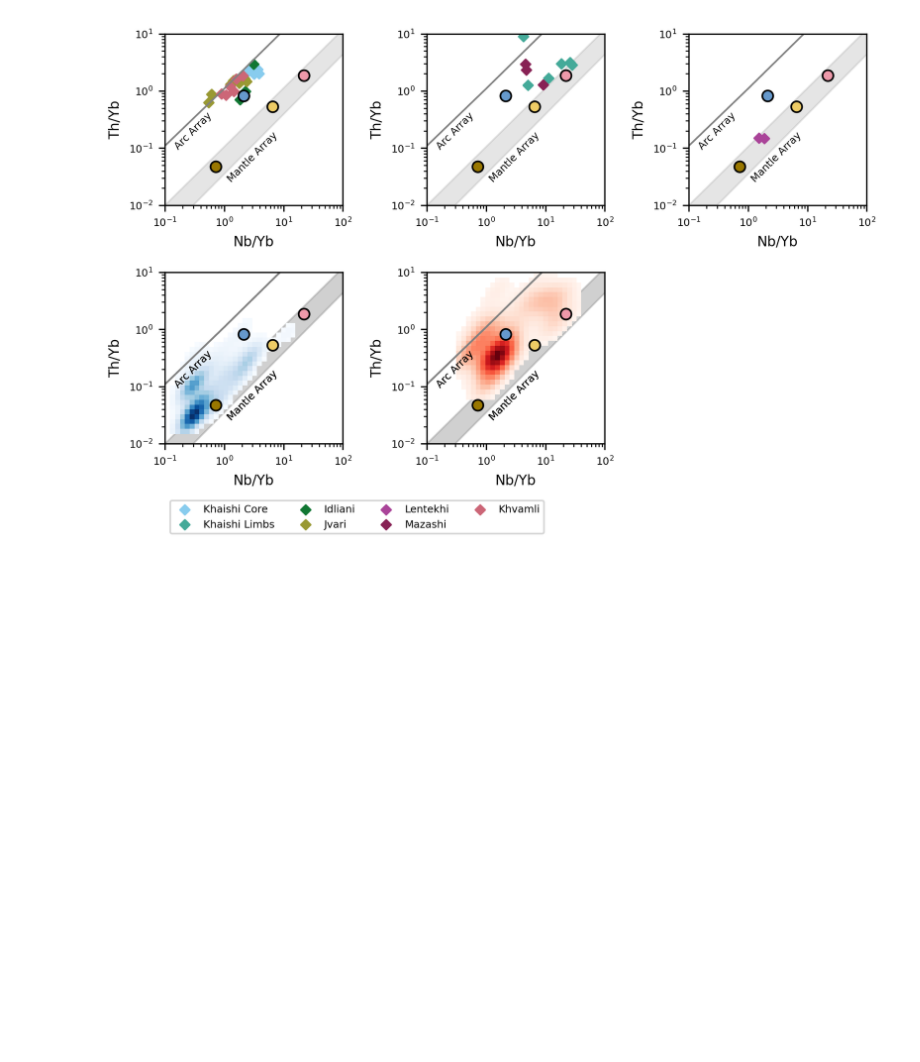
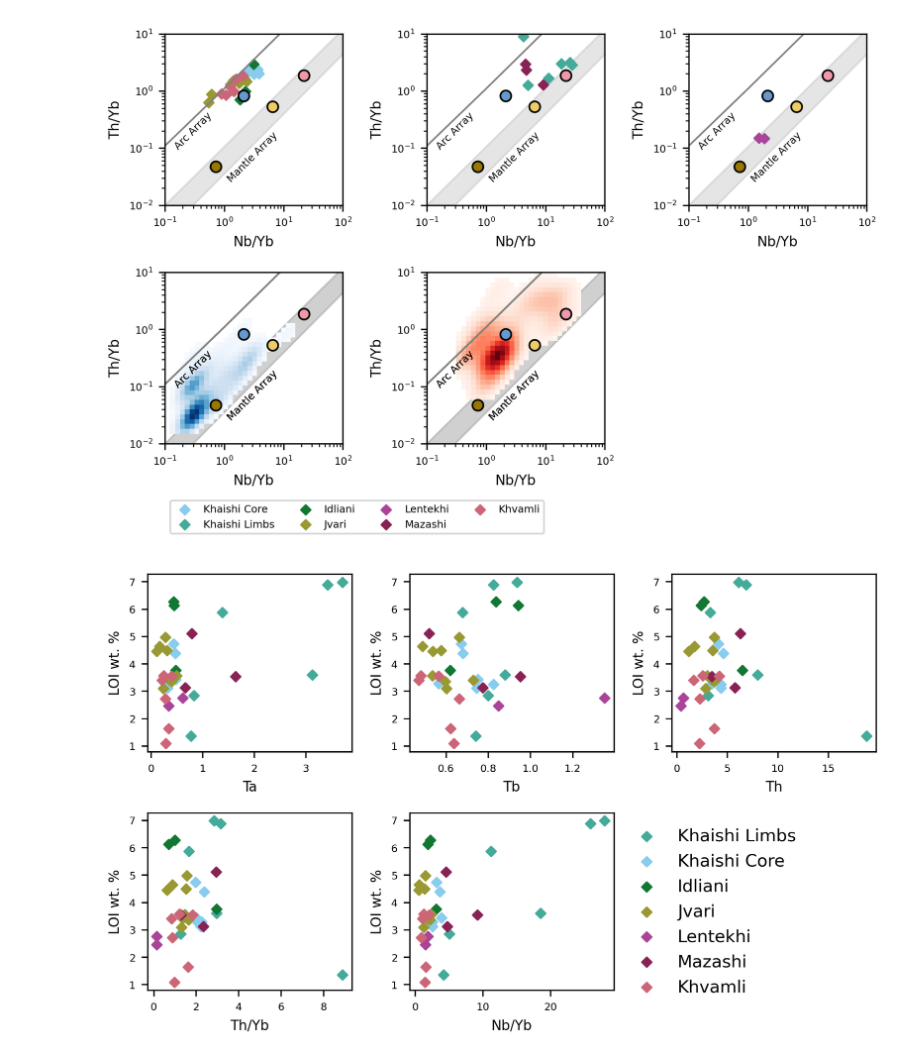
Before and after one commit to dyvasey/dataset-caucasus-gchem-2023, a Jupyter notebook: draft_figs.ipynb, the cells around one changed output. Cells and saved outputs as stored; diff of their text form; code cells hidden in the pictures; blank space fills up the shorter version.

Commit message:
Made supplemental LOI figure

```diff
--- a/draft_figs.ipynb
+++ b/draft_figs.ipynb
@@ -397,3 +397,32 @@ for pdf in pdfs:
     merger.append(pdf)
 merger.write(savedir+'merged_gchem.pdf')
 merger.close()
+# %%
+# LOI Figure for Supplement
+fig,axs = plt.subplots(2,3,figsize=(6.5,4),dpi=300)
+
+axs[1,2].remove()
+
+for k,group in groups:
+    Ta,Th,Nb,Yb,Tb,LOI = group[['Ta','Th','Nb','Yb','Tb','LOI %']].T.values
+    axs[0,0].scatter(Ta,LOI,label=k,c=color_dict[k])
+    axs[0,1].scatter(Tb,LOI,label=k,c=color_dict[k])
+    axs[0,2].scatter(Th,LOI,label=k,c=color_dict[k])
+    axs[1,0].scatter(Th/Yb,LOI,label=k,c=color_dict[k])
+    axs[1,1].scatter(Nb/Yb,LOI,label=k,c=color_dict[k])
+
+labels = ['Ta','Tb','Th','Th/Yb','Nb/Yb','']
+for k,ax in enumerate(axs.flatten()):
+    ax.xaxis.get_label().set_fontsize(8)
+    ax.yaxis.get_label().set_fontsize(8)
+    ax.tick_params(axis='both', which='major', labelsize=6)
+    ax.set_ylabel('LOI wt. %')
+    ax.set_xlabel(labels[k])
+
+
+plt.tight_layout()
+plt.legend()
+
+fig.savefig(savedir+'S01_LOI.pdf')
+# %% [output]
+[figure, added]
```
Also changed, not shown: parts of 2 cells of this notebook.
